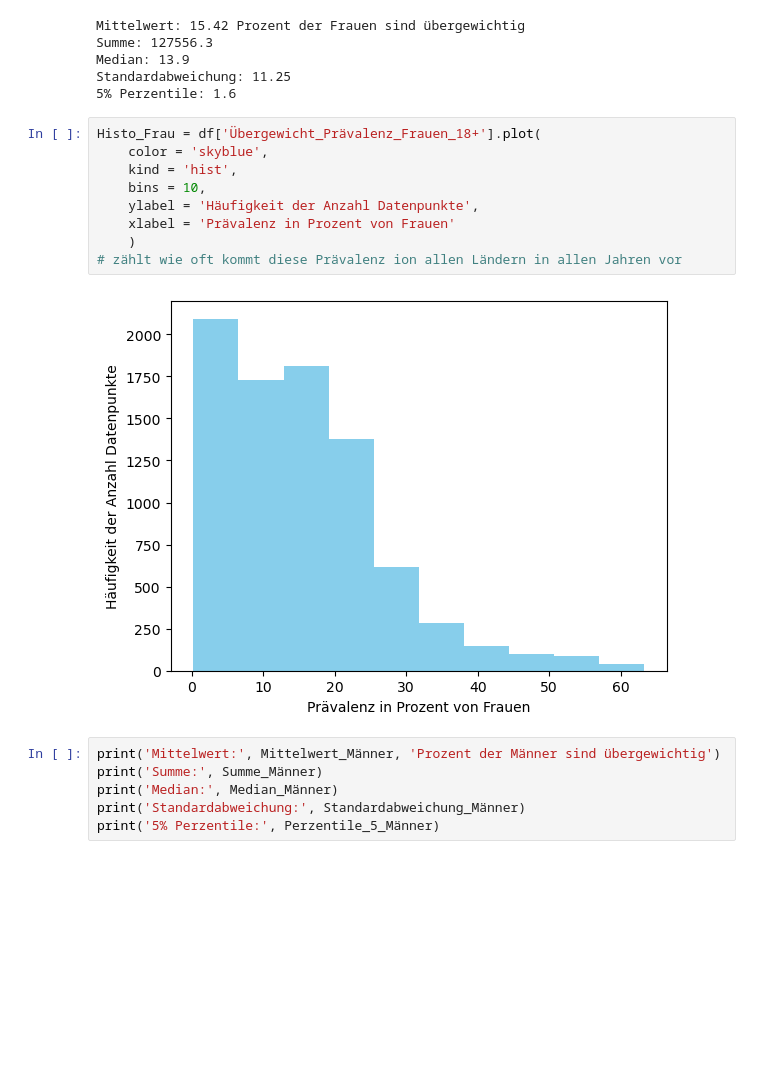
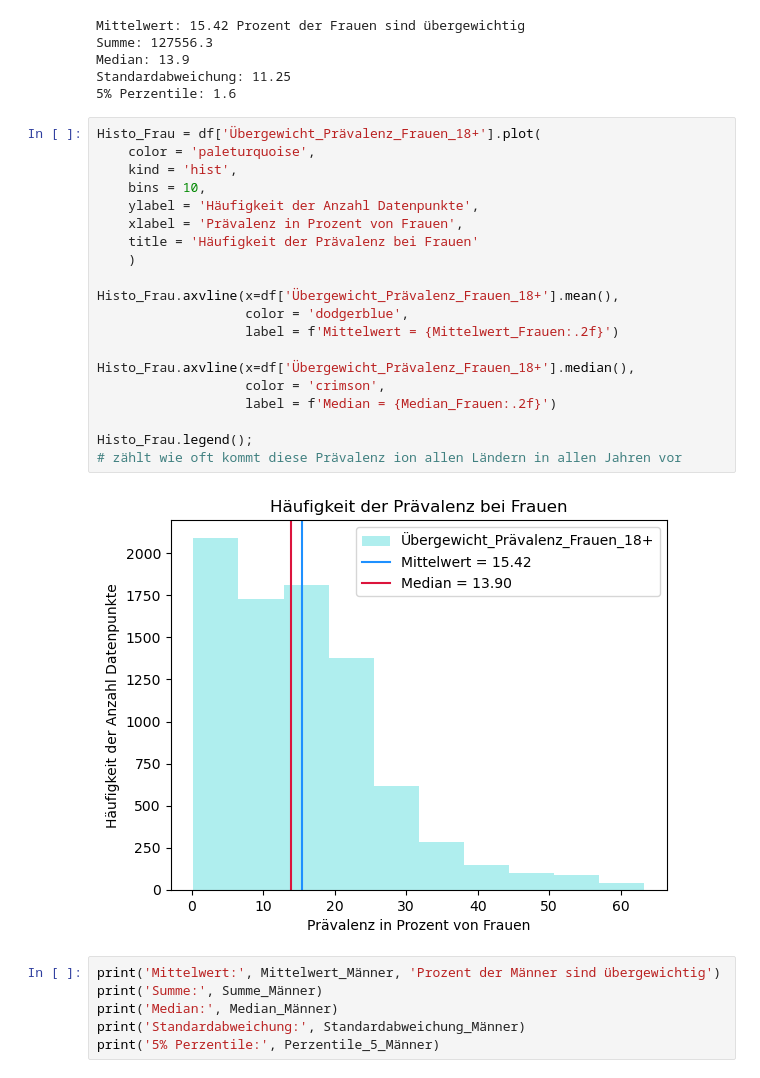
Before and after one commit to Hirnfresser/Leistungsnachweis_Phyton, a Jupyter notebook: Grundgerüst_Leistungsnachweis.ipynb, the cells around one changed output. Cells and saved outputs as stored; diff of their text form; blank space fills up the shorter version.

```diff
--- a/Grundgerüst_Leistungsnachweis.ipynb
+++ b/Grundgerüst_Leistungsnachweis.ipynb
@@ -272,15 +283,26 @@ Standardabweichung: 11.25
 5% Perzentile: 1.6
 # %%
 Histo_Frau = df['Übergewicht_Prävalenz_Frauen_18+'].plot(
-    color = 'skyblue',
+    color = 'paleturquoise',
     kind = 'hist',
     bins = 10,
     ylabel = 'Häufigkeit der Anzahl Datenpunkte',
-    xlabel = 'Prävalenz in Prozent von Frauen'
+    xlabel = 'Prävalenz in Prozent von Frauen',
+    title = 'Häufigkeit der Prävalenz bei Frauen'
     )
+
+Histo_Frau.axvline(x=df['Übergewicht_Prävalenz_Frauen_18+'].mean(),
+                   color = 'dodgerblue',
+                   label = f'Mittelwert = {Mittelwert_Frauen:.2f}')
+
+Histo_Frau.axvline(x=df['Übergewicht_Prävalenz_Frauen_18+'].median(),
+                   color = 'crimson',
+                   label = f'Median = {Median_Frauen:.2f}')
+
+Histo_Frau.legend();
 # zählt wie oft kommt diese Prävalenz ion allen Ländern in allen Jahren vor
 # %% [output]
-[figure, old version]
+[figure, new version]
 # %%
 print('Mittelwert:', Mittelwert_Männer, 'Prozent der Männer sind übergewichtig')
 print('Summe:', Summe_Männer)
```
Also changed, not shown: parts of 5 cells of this notebook.
